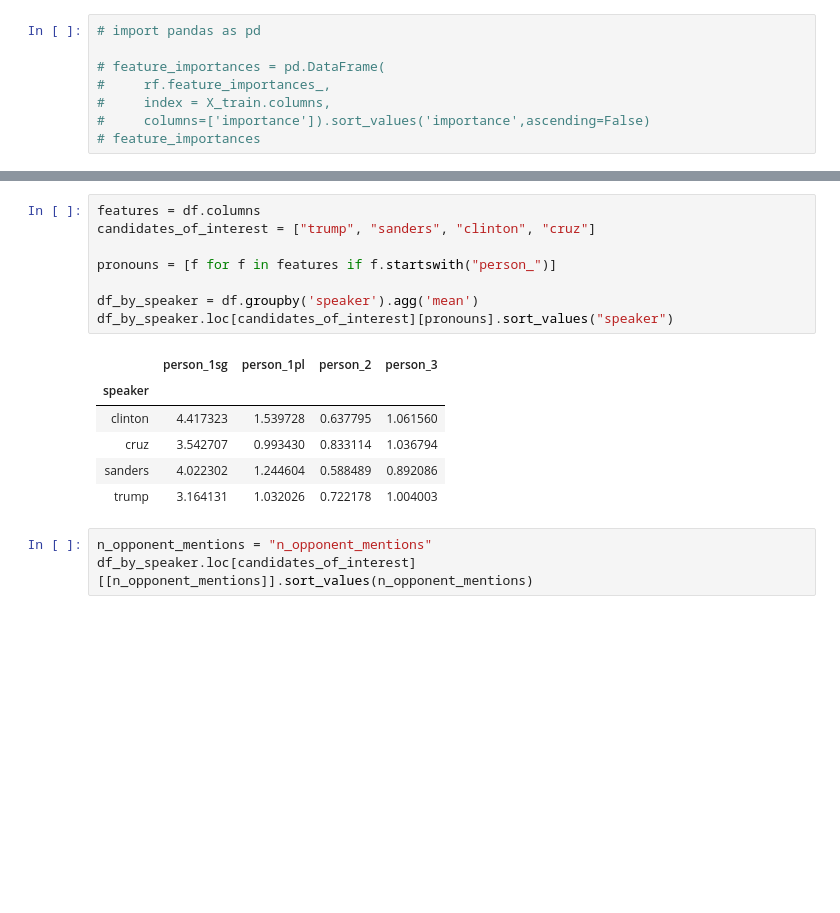
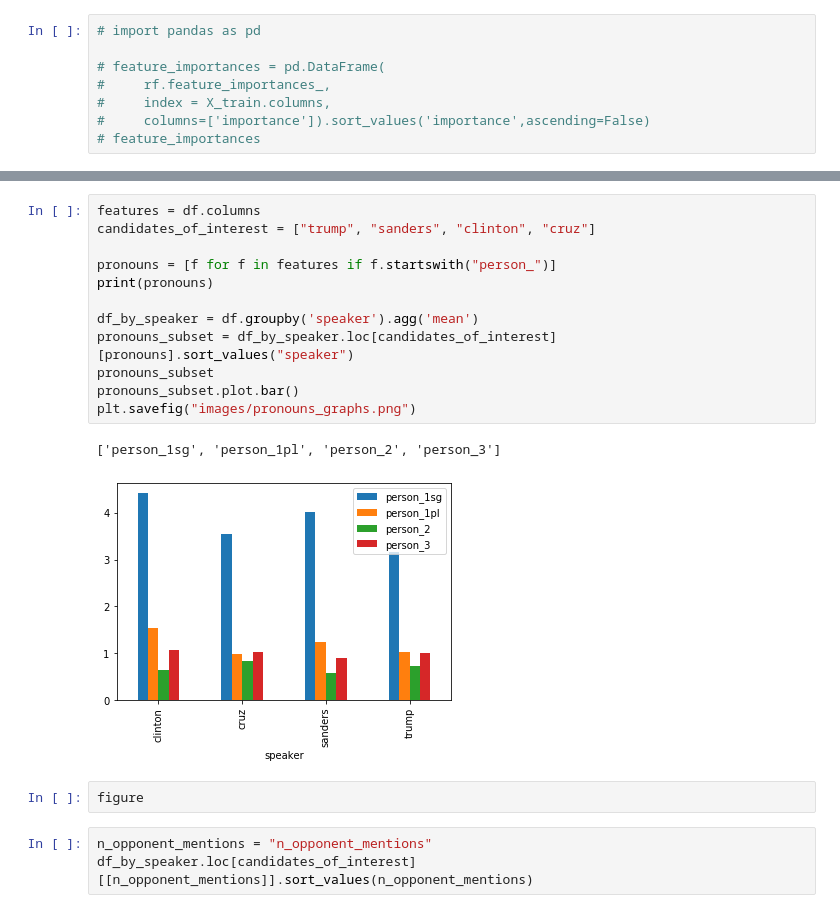
Before and after one commit to dzenilee/presidential, a Jupyter notebook: play.ipynb, the cells around one changed output, grey strips where cells are left out. Saved outputs shown, nothing was run; the diff lists cells and outputs as text; blank space fills up the shorter version.

```diff
--- a/play.ipynb
+++ b/play.ipynb
@@ -257,18 +277,20 @@ candidates_of_interest = ["trump", "sanders", "clinton", "cruz"]
 # %%
 features = df.columns
 candidates_of_interest = ["trump", "sanders", "clinton", "cruz"]
 
 pronouns = [f for f in features if f.startswith("person_")]
+print(pronouns)
 
 df_by_speaker = df.groupby('speaker').agg('mean')
-df_by_speaker.loc[candidates_of_interest][pronouns].sort_values("speaker")
+pronouns_subset = df_by_speaker.loc[candidates_of_interest][pronouns].sort_values("speaker")
+pronouns_subset
+pronouns_subset.plot.bar()
+plt.savefig("images/pronouns_graphs.png")
 # %% [output]
-|  | person_1sg | person_1pl | person_2 | person_3 |
-| speaker |  |  |  |  |
-| clinton | 4.417323 | 1.539728 | 0.637795 | 1.061560 |
-| cruz | 3.542707 | 0.993430 | 0.833114 | 1.036794 |
-| sanders | 4.022302 | 1.244604 | 0.588489 | 0.892086 |
-| trump | 3.164131 | 1.032026 | 0.722178 | 1.004003 |
+['person_1sg', 'person_1pl', 'person_2', 'person_3']
+[figure, added]
+# %%
+figure
 # %%
 n_opponent_mentions = "n_opponent_mentions"
 df_by_speaker.loc[candidates_of_interest][[n_opponent_mentions]].sort_values(n_opponent_mentions)
```
Also changed, not shown: parts of 3 cells of this notebook, 5 other files.
